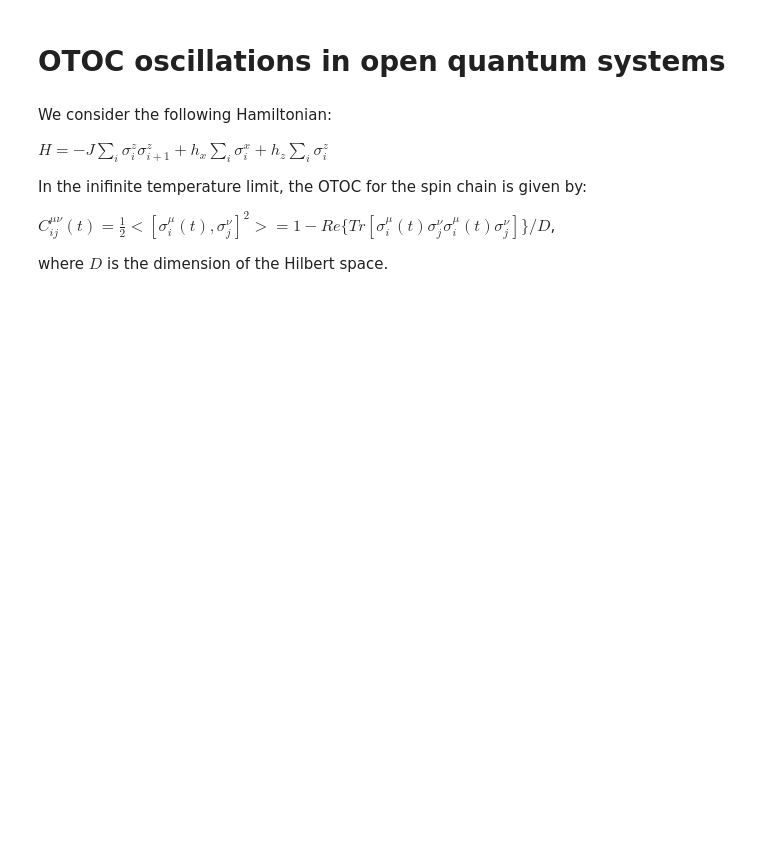
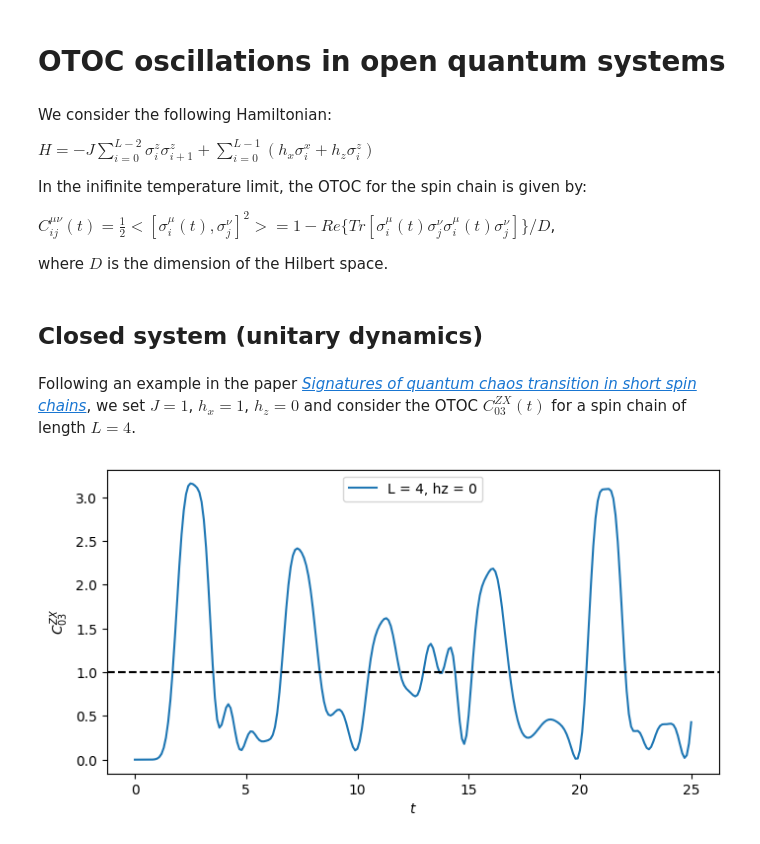
Before and after one commit to Kenji-Maeda/chaos, a Jupyter notebook: open_system.ipynb, the cells around one changed output. Cells and saved outputs as stored; diff of their text form; code cells hidden in the pictures; blank space fills up the shorter version.

```diff
--- a/open_system.ipynb
+++ b/open_system.ipynb
@@ -7,10 +7,22 @@ import matplotlib.pyplot as plt
 # %% [markdown]
 We consider the following Hamiltonian:
 
-$H = -J \sum_i \sigma_i^z \sigma_{i+1}^z + h_x\sum_i \sigma_i^x  + h_z \sum_i \sigma_i^z $
+$H = -J \sum_{i=0}^{L-2} \sigma_i^z \sigma_{i+1}^z + \sum_{i=0}^{L-1} (h_x \sigma_i^x + h_z \sigma_i^z) $
 
 In the inifinite temperature limit, the OTOC for the spin chain is given by:
 
 $C^{\mu\nu}_{ij}(t) = \frac{1}{2}<[\sigma^{\mu}_i(t),\sigma^{\nu}_j]^2> = 1-Re\{Tr[\sigma^{\mu}_i(t)\sigma^{\nu}_j\sigma^{\mu}_i(t)\sigma^{\nu}_j]\}/D$,
 
 where $D$ is the dimension of the Hilbert space.
+# %% [markdown]
+## Closed system (unitary dynamics)
+# %% [markdown]
+Following an example in the paper [*Signatures of quantum chaos transition in short spin chains*](https://arxiv.org/pdf/2004.14440), we set $J=1$, $h_x=1$, $h_z=0$ and consider the OTOC $C^{ZX}_{03}(t)$ for a spin chain of length $L=4$.
+# %%
+otoc = OTOC.init(L=4, J=1, hz=0, hx=1, mu='Z', nu='X', i=0, j=3,T=25, tstep=0.1, Dt=30, init_state=0,
+    dynamics='unitary')
+
+otoc.analysis()
+otoc.plot_otoc()
+# %% [output]
+[figure, added]
```
Also changed, not shown: parts of 39 cells of this notebook, 3 other files.
